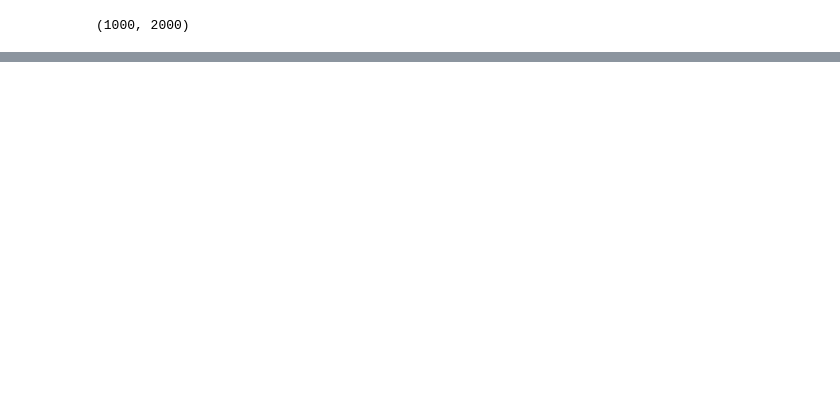
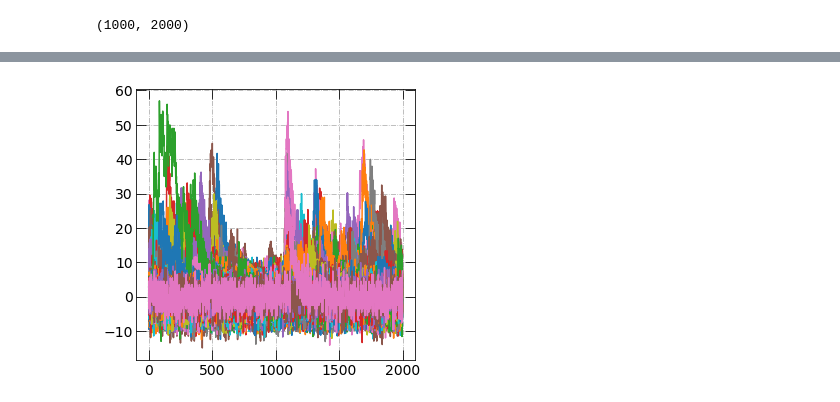
Before and after one commit to fdolek/pypuca, a Jupyter notebook: dune/jupyter/04_LED_single.ipynb, the cells around one changed output, grey strips where cells are left out. Cells and saved outputs as stored; diff of their text form; code cells hidden in the pictures; blank space fills up the shorter version.

```diff
--- a/dune/jupyter/04_LED_single.ipynb
+++ b/dune/jupyter/04_LED_single.ipynb
@@ -76,0 +118,18 @@ del row
+# %%
+baseline = evtselect[0:evtselect.size, 800:1050].mean(axis=1)
+#print(arr.size)
+#Nevent = (baseline.size)
+#print('nevent', Nevent)
+blines = baseline.reshape(baseline.size, 1)
+clean = evtselect-blines
+clean.shape
+for row in clean:
+    #plt.xlim(1050,1200)
+
+    plt.plot(row)
+    #print(row)
+    #gauss=gaussian_filter(row, sigma=1)
+
+    #plt.plot(gauss)
+# %% [output]
+[figure, added]
```
Also changed, not shown: parts of 11 cells of this notebook, 35 other files.
